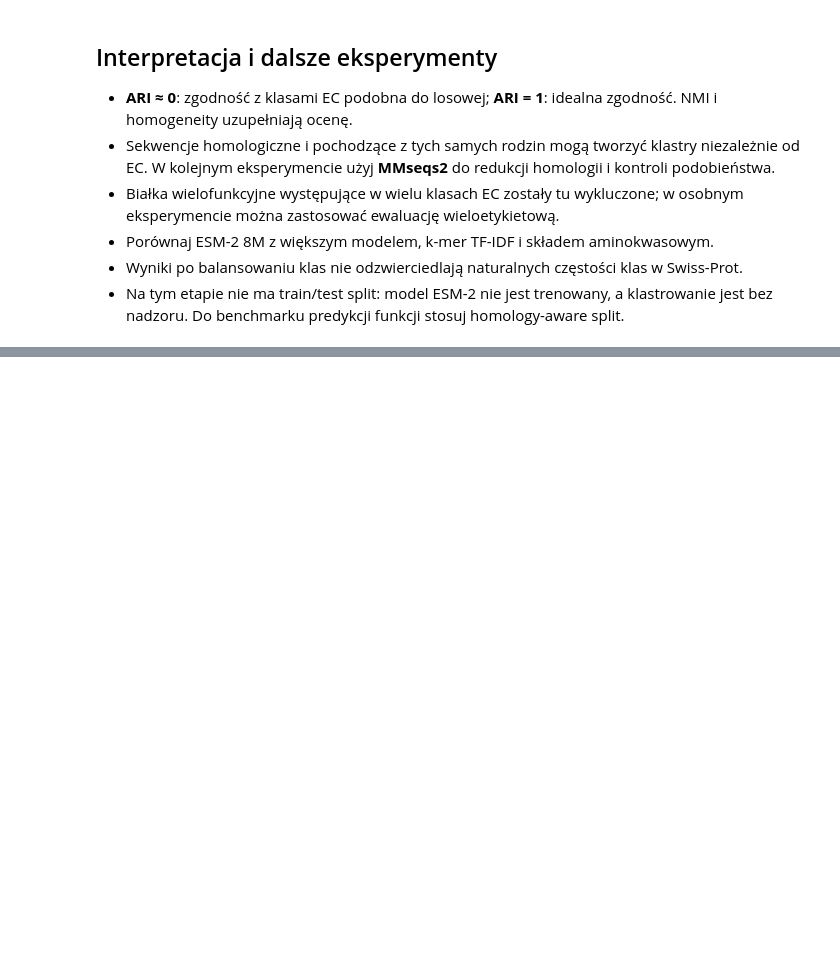
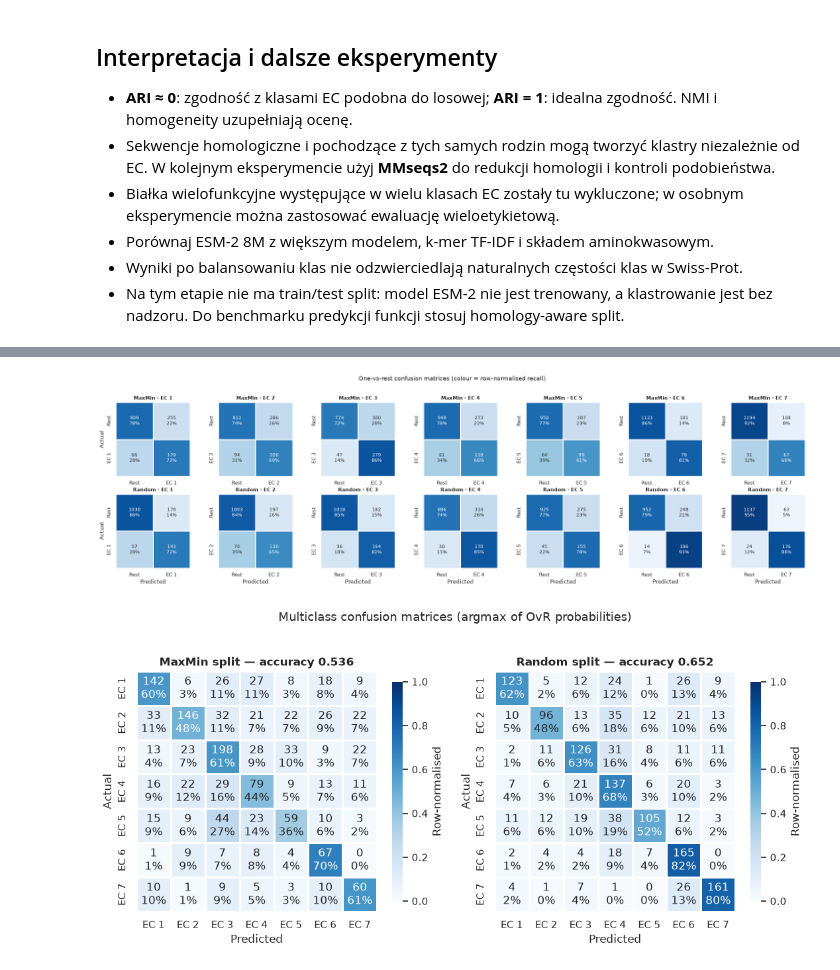
Before and after one commit to M1ch4lx/protein-function-prediction, a Jupyter notebook: clustering.ipynb, the cells around one changed output, grey strips where cells are left out. Drawn from its saved outputs; the diff is of its cells as text; code cells hidden in the pictures; blank space fills up the shorter version.

Commit message:
first models and testin + full IO pipeline

```diff
--- a/clustering.ipynb
+++ b/clustering.ipynb
@@ -911,0 +960,78 @@ Comparison saved to: outputs
+# %%
+import seaborn as sns
+import matplotlib.pyplot as plt
+from sklearn.metrics import confusion_matrix
+
+sns.set_theme(style="white", context="notebook")
+classes = np.unique(y)
+methods = list(splits.keys())
+
+# ---------- 1. Binary one-vs-rest matrices: rows = split, cols = EC ----------
+fig, axes = plt.subplots(
+    len(methods), len(classes),
+    figsize=(3.2 * len(classes), 3.2 * len(methods)),
+    squeeze=False
+)
+
+for i, (method, (tr, te)) in enumerate(splits.items()):
+    X_test, y_true = Xn[te], y[te]
+    for j, ec in enumerate(classes):
+        yt = (y_true == ec).astype(int)
+        yp = models[(method, ec)].predict(X_test)
+        cm = confusion_matrix(yt, yp, labels=[0, 1])
+
+        # annotation: count + row percentage
+        row_pct = cm / cm.sum(axis=1, keepdims=True).clip(min=1)
+        annot = np.array([[f"{cm[r, c]}\n{row_pct[r, c]:.0%}" for c in range(2)]
+                          for r in range(2)])
+
+        ax = axes[i, j]
+        sns.heatmap(
+            row_pct, annot=annot, fmt="", cmap="Blues", vmin=0, vmax=1,
+            cbar=False, square=True, linewidths=1, linecolor="white",
+            xticklabels=["Rest", f"EC {ec}"], yticklabels=["Rest", f"EC {ec}"],
+            annot_kws={"fontsize": 10}, ax=ax
+        )
+        ax.set_title(f"{method} · EC {ec}", fontsize=11, fontweight="bold")
+        ax.set_xlabel("Predicted" if i == len(methods) - 1 else "")
+        ax.set_ylabel("Actual" if j == 0 else "")
+
+fig.suptitle("One-vs-rest confusion matrices (colour = row-normalised recall)",
+             fontsize=13, y=1.02)
+fig.tight_layout()
+plt.show()
+
+# ---------- 2. Multiclass matrices (argmax over OvR probabilities) ----------
+fig, axes = plt.subplots(1, len(methods), figsize=(5.5 * len(methods), 5), squeeze=False)
+
+for k, (method, (tr, te)) in enumerate(splits.items()):
+    X_test, y_true = Xn[te], y[te]
+    probs = np.column_stack([models[(method, ec)].predict_proba(X_test)[:, 1]
+                             for ec in classes])
+    y_pred = classes[probs.argmax(axis=1)]
+
+    cm = confusion_matrix(y_true, y_pred, labels=classes)
+    row_pct = cm / cm.sum(axis=1, keepdims=True).clip(min=1)
+    annot = np.array([[f"{cm[r, c]}\n{row_pct[r, c]:.0%}" for c in range(len(classes))]
+                      for r in range(len(classes))])
+    acc = np.trace(cm) / cm.sum()
+
+    ax = axes[0, k]
+    sns.heatmap(
+        row_pct, annot=annot, fmt="", cmap="Blues", vmin=0, vmax=1,
+        square=True, linewidths=1, linecolor="white",
+        xticklabels=[f"EC {c}" for c in classes],
+        yticklabels=[f"EC {c}" for c in classes],
+        cbar_kws={"label": "Row-normalised", "shrink": 0.8}, ax=ax
+    )
+    ax.set_title(f"{method} split — accuracy {acc:.3f}", fontsize=12, fontweight="bold")
+    ax.set_xlabel("Predicted")
+    ax.set_ylabel("Actual")
+
+fig.suptitle("Multiclass confusion matrices (argmax of OvR probabilities)",
+             fontsize=13, y=1.02)
+fig.tight_layout()
+plt.show()
+# %% [output]
+[figure, added]
+[figure, added]
```
Also changed, not shown: parts of 9 cells of this notebook, 20 other files.
